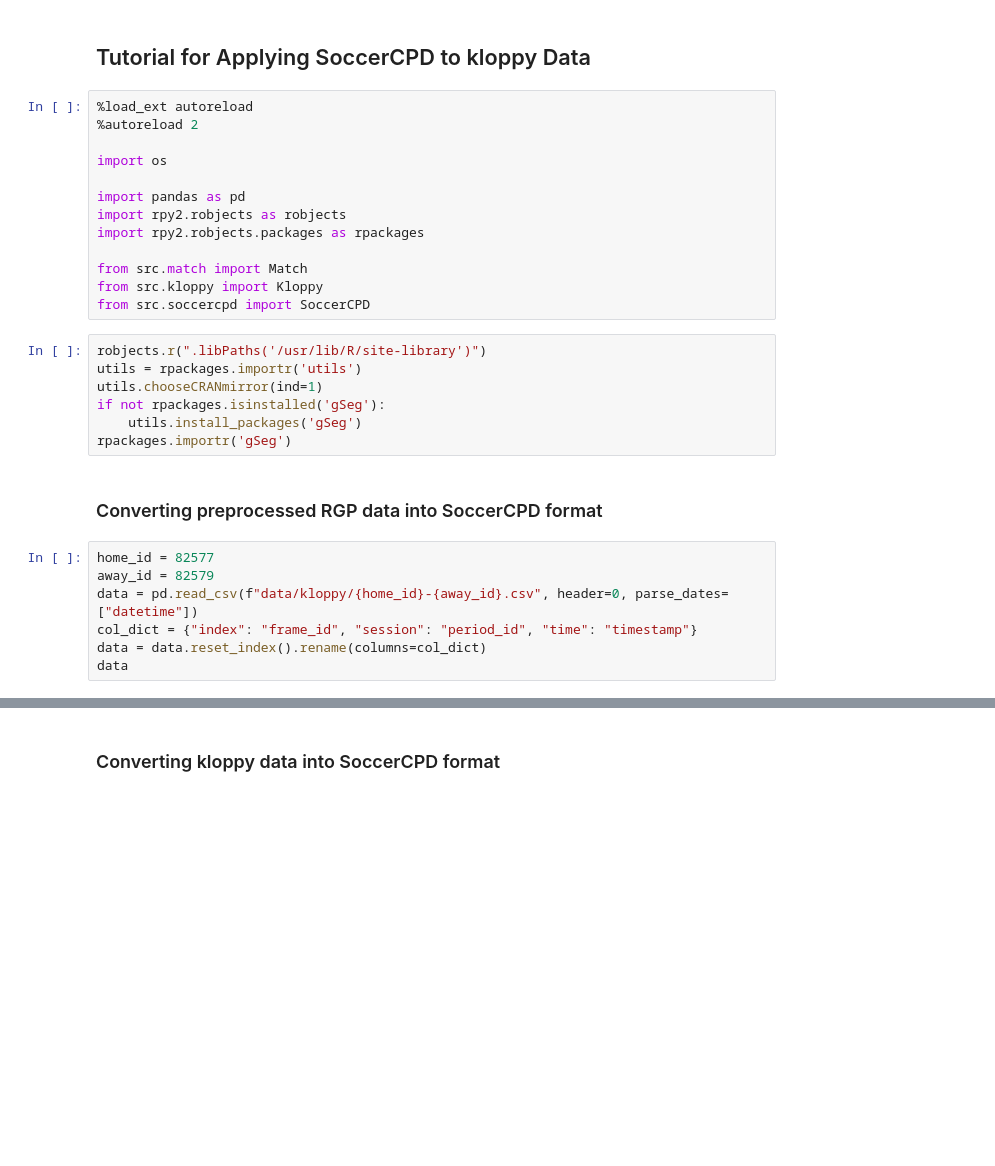
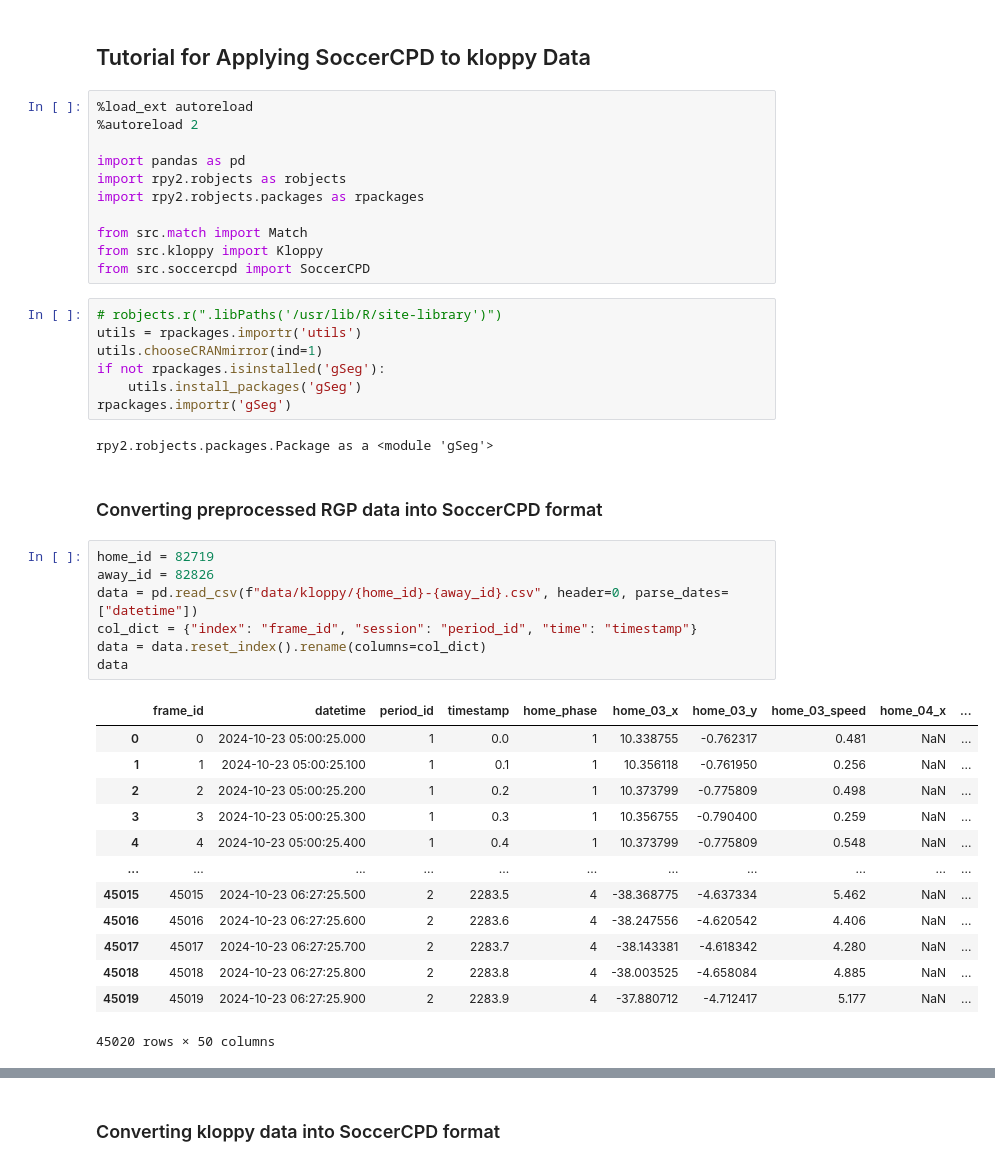
Before and after one commit to hyunsungkim-ds/soccercpd, a Jupyter notebook: tutorial_kloppy.ipynb, the cells around one changed output, grey strips where cells are left out. Drawn from its saved outputs; the diff is of its cells as text; blank space fills up the shorter version.

```diff
--- a/tutorial_kloppy.ipynb
+++ b/tutorial_kloppy.ipynb
@@ -3,8 +3,6 @@
 # %%
 %load_ext autoreload
 %autoreload 2
-
-import os
 
 import pandas as pd
 import rpy2.robjects as robjects
@@ -14,21 +12,37 @@ from src.match import Match
 from src.kloppy import Kloppy
 from src.soccercpd import SoccerCPD
 # %%
-robjects.r(".libPaths('/usr/lib/R/site-library')")
+# robjects.r(".libPaths('/usr/lib/R/site-library')")
 utils = rpackages.importr('utils')
 utils.chooseCRANmirror(ind=1)
 if not rpackages.isinstalled('gSeg'):
     utils.install_packages('gSeg')
 rpackages.importr('gSeg')
+# %% [output]
+rpy2.robjects.packages.Package as a <module 'gSeg'>
 # %% [markdown]
 ### Converting preprocessed RGP data into SoccerCPD format
 # %%
-home_id = 82577
-away_id = 82579
+home_id = 82719
+away_id = 82826
 data = pd.read_csv(f"data/kloppy/{home_id}-{away_id}.csv", header=0, parse_dates=["datetime"])
 col_dict = {"index": "frame_id", "session": "period_id", "time": "timestamp"}
 data = data.reset_index().rename(columns=col_dict)
 data
+# %% [output]
+|  | frame_id | datetime | period_id | timestamp | home_phase | home_03_x | home_03_y | home_03_speed | home_04_x | ... |
+| 0 | 0 | 2024-10-23 05:00:25.000 | 1 | 0.0 | 1 | 10.338755 | -0.762317 | 0.481 | NaN | ... |
+| 1 | 1 | 2024-10-23 05:00:25.100 | 1 | 0.1 | 1 | 10.356118 | -0.761950 | 0.256 | NaN | ... |
+| 2 | 2 | 2024-10-23 05:00:25.200 | 1 | 0.2 | 1 | 10.373799 | -0.775809 | 0.498 | NaN | ... |
+| 3 | 3 | 2024-10-23 05:00:25.300 | 1 | 0.3 | 1 | 10.356755 | -0.790400 | 0.259 | NaN | ... |
+| 4 | 4 | 2024-10-23 05:00:25.400 | 1 | 0.4 | 1 | 10.373799 | -0.775809 | 0.548 | NaN | ... |
+| ... | ... | ... | ... | ... | ... | ... | ... | ... | ... | ... |
+| 45015 | 45015 | 2024-10-23 06:27:25.500 | 2 | 2283.5 | 4 | -38.368775 | -4.637334 | 5.462 | NaN | ... |
+| 45016 | 45016 | 2024-10-23 06:27:25.600 | 2 | 2283.6 | 4 | -38.247556 | -4.620542 | 4.406 | NaN | ... |
+| 45017 | 45017 | 2024-10-23 06:27:25.700 | 2 | 2283.7 | 4 | -38.143381 | -4.618342 | 4.280 | NaN | ... |
+| 45018 | 45018 | 2024-10-23 06:27:25.800 | 2 | 2283.8 | 4 | -38.003525 | -4.658084 | 4.885 | NaN | ... |
+| 45019 | 45019 | 2024-10-23 06:27:25.900 | 2 | 2283.9 | 4 | -37.880712 | -4.712417 | 5.177 | NaN | ... |
+45020 rows × 50 columns
 # %%
 kloppy = Kloppy(data)
 kloppy.rotate_pitch()
```
Also changed, not shown: parts of 10 cells of this notebook, 3 other files.
